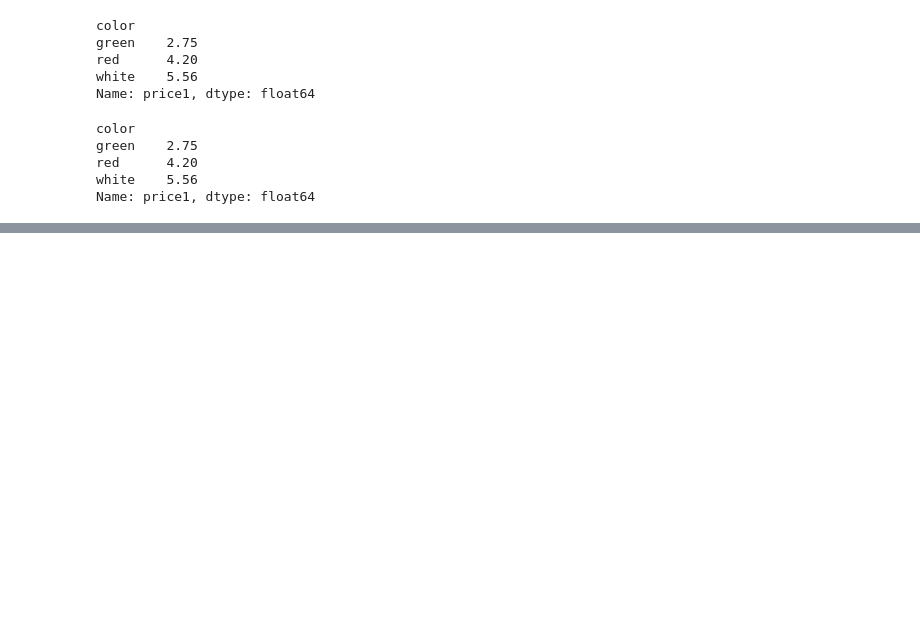
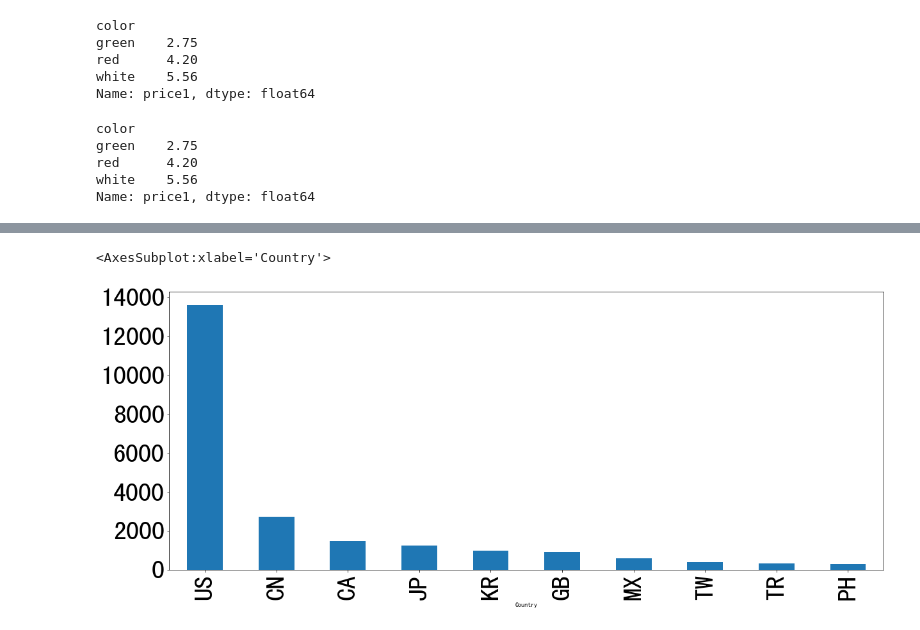
Before and after one commit to unluckynike/DataMining, a Jupyter notebook: day4/pandas_seniro.ipynb, the cells around one changed output, grey strips where cells are left out. Cells and saved outputs as stored; diff of their text form; code cells hidden in the pictures; blank space fills up the shorter version.

```diff
--- a/day4/pandas_seniro.ipynb
+++ b/day4/pandas_seniro.ipynb
@@ -764,0 +767,3 @@ Name: price1, dtype: float64
+# %%
+# 准备数据
+starbucks=pd.read_csv("directory.csv")
@@ -764,0 +779,6 @@ Name: price1, dtype: float64
+# %%
+# 按照国家分组，求出每个国家的星巴克零售店数量
+starbucks.groupby("Country").count()["Brand"].sort_values(ascending=False)[:10].plot(kind="bar",figsize=(20,8),fontsize=40)
+# %% [output]
+<AxesSubplot:xlabel='Country'>
+[figure, added]
```
Also changed, not shown: parts of 5 cells of this notebook, 1 other file.
